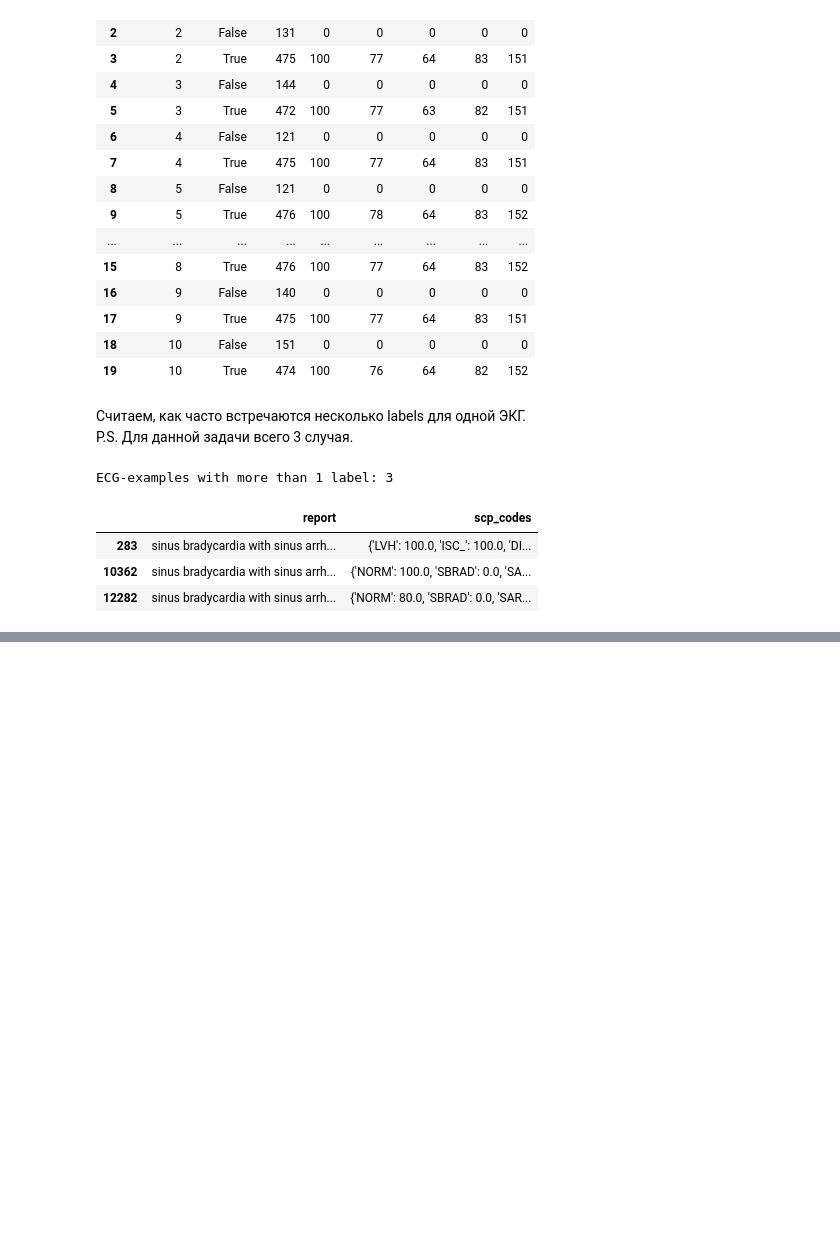
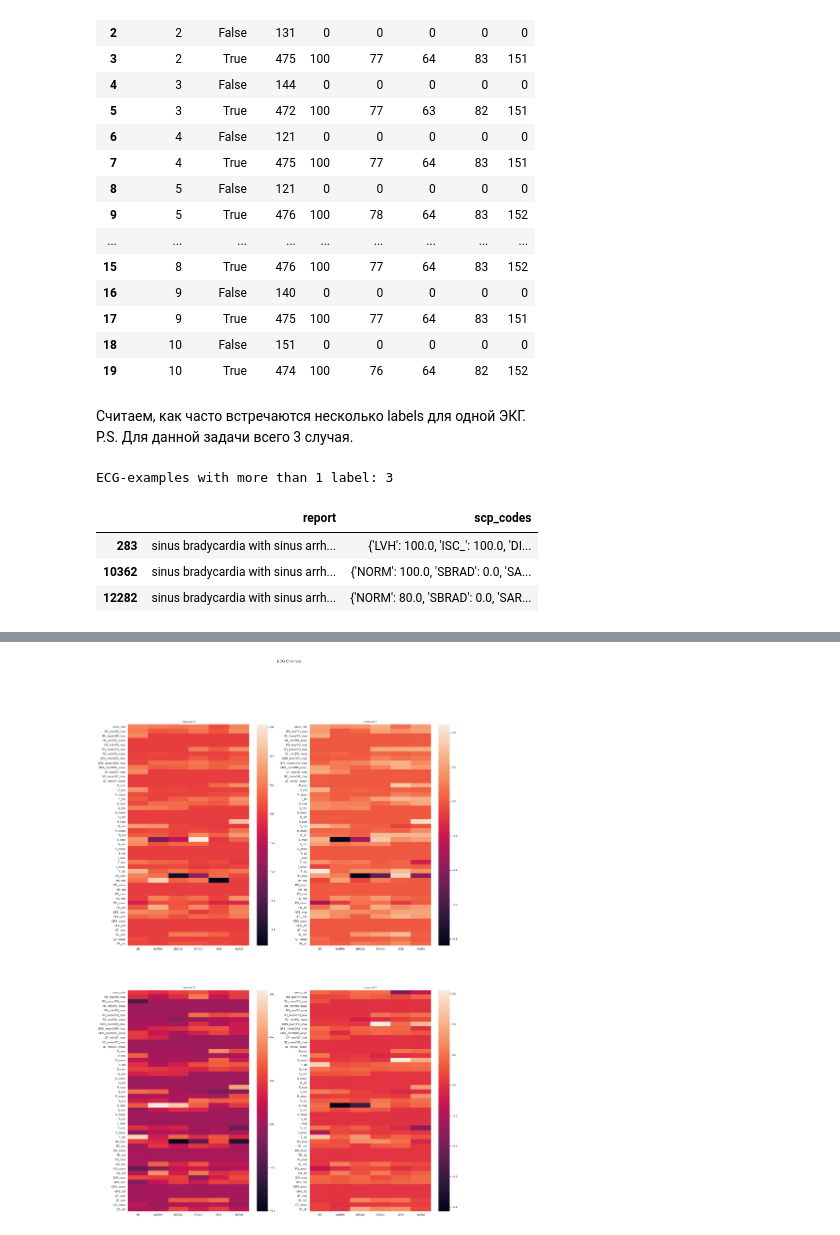
Before and after one commit to nediola/ECG_PTB_XL, a Jupyter notebook: DatasetAnalysis.ipynb, the cells around one changed output, grey strips where cells are left out. Saved outputs shown, nothing was run; the diff lists cells and outputs as text; code cells hidden in the pictures; blank space fills up the shorter version.

```diff
--- a/DatasetAnalysis.ipynb
+++ b/DatasetAnalysis.ipynb
@@ -140,0 +151,16 @@ NameError: name 'X' is not defined
+# %%
+%%capture --no-stdout
+
+n = 49
+channel2features = {}
+for channel_i in range(0, 12):
+    print(f'Process channel {channel_i}')
+    features_v = []
+    for label_i, label in enumerate(SCP_LABELS_ARR + ['NORM']):
+        curr_samples = samples_v[label_i][:, :, channel_i]
+        features = np.zeros(n)
+        for i in range(curr_samples.shape[0]):
+            features += get_ecg_features(curr_samples[i, :])
+        features = features / n
+        features_v.append(features)
+    channel2features[channel_i] = features_v
@@ -140,0 +180,40 @@ NameError: name 'X' is not defined
+# %%
+x_axis_labels = SCP_LABELS_ARR + ['NORM']
+y_axis_labels = [
+    "mean_rate",
+    "RR_min/RR_max",
+    "RR_mean/RR_max",
+    "RR_min/RR_mean",
+    "PQ_min/PQ_max",
+    "PQ_mean/PQ_max",
+    "PQ_min/PQ_mean",
+    "QRS_min/QRS_max",
+    "QRS_mean/QRS_max",
+    "QRS_min/QRS_mean",
+    "QT_min/QT_max",
+    "QT_mean/QT_max",
+    "QT_min/QT_mean",
+    "P_max", "P_min", "P_mean", "P_std",
+    "Q_max", "Q_min", "Q_mean", "Q_std",
+    "R_max", "R_min", "R_mean", "R_std",
+    "S_max", "S_min", "S_mean", "S_std",
+    "T_max", "T_min", "T_mean", "T_std",
+    "RR_max", "RR_min", "RR_mean", "RR_std",
+    "PQ_max", "PQ_min", "PQ_mean", "PQ_std",
+    "QRS_max", "QRS_min", "QRS_mean", "QRS_std",
+    "QT_max", "QT_min", "QT_mean", "QT_std"
+]
+
+fig, axes = plt.subplots(2, 2, figsize=(24, 36))
+fig.suptitle('ECG Channels')
+
+for channel_i in range(0, 4):
+    features_v = channel2features[channel_i]
+    features_reshaped = np.concatenate(features_v).reshape(n, -1)
+    i = int(channel_i/2)
+    j = channel_i % 2
+    sns.heatmap(normalize(features_reshaped, axis=0), ax=axes[i, j],
+                xticklabels=x_axis_labels, yticklabels=y_axis_labels)
+    axes[i, j].set_title(f'channel {channel_i}')
+# %% [output]
+[figure, added]
```
Also changed, not shown: parts of 18 cells of this notebook, 24 other files.
